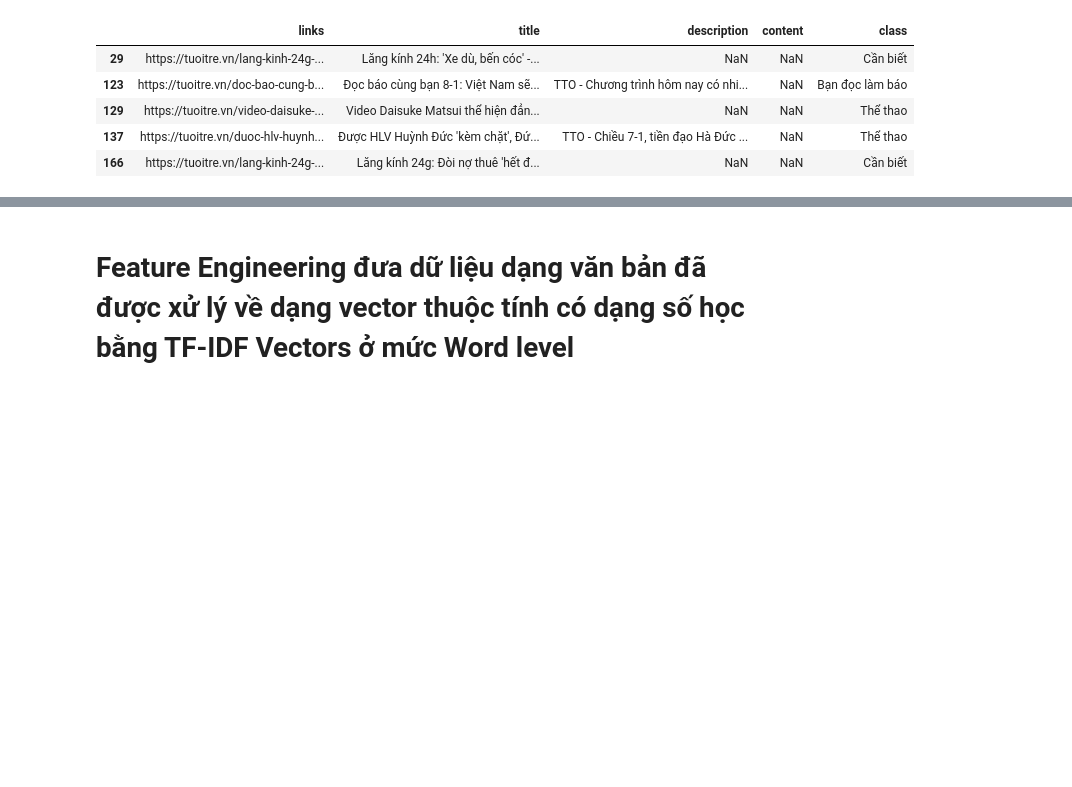
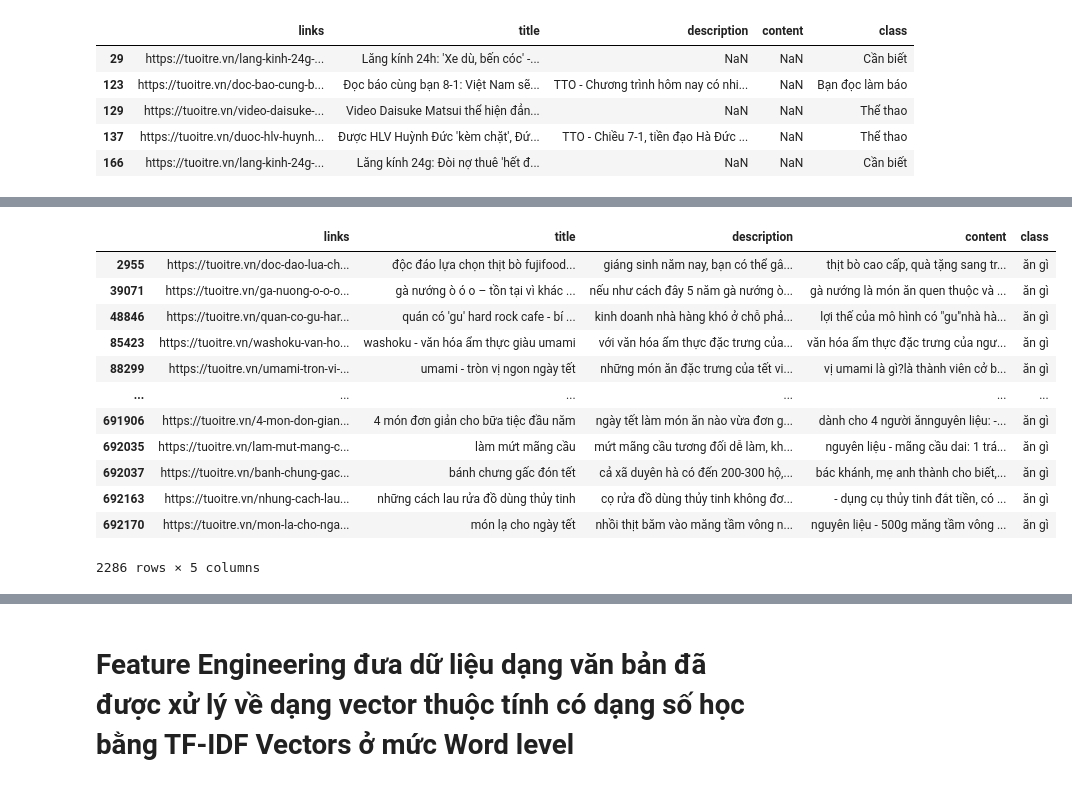
Before and after one commit to vlozg/DoAn_CuoiKy_DataScience, a Jupyter notebook: Final.ipynb, the cells around one changed output, grey strips where cells are left out. Drawn from its saved outputs; the diff is of its cells as text; code cells hidden in the pictures; blank space fills up the shorter version.

```diff
--- a/Final.ipynb
+++ b/Final.ipynb
@@ -539,0 +717,16 @@ for index in tqdm(range(total_files)):
+# %%
+data_df[data_df["class"] == "ăn gì"]
+# %% [output]
+|  | links | title | description | content | class |
+| 2955 | https://tuoitre.vn/doc-dao-lua-ch... | độc đáo lựa chọn thịt bò fujifood... | giáng sinh năm nay, bạn có thể gâ... | thịt bò cao cấp, quà tặng sang tr... | ăn gì |
+| 39071 | https://tuoitre.vn/ga-nuong-o-o-o... | gà nướng ò ó o – tồn tại vì khác ... | nếu như cách đây 5 năm gà nướng ò... | gà nướng là món ăn quen thuộc và ... | ăn gì |
+| 48846 | https://tuoitre.vn/quan-co-gu-har... | quán có 'gu' hard rock cafe - bí ... | kinh doanh nhà hàng khó ở chỗ phả... | lợi thế của mô hình có "gu"nhà hà... | ăn gì |
+| 85423 | https://tuoitre.vn/washoku-van-ho... | washoku - văn hóa ẩm thực giàu umami | với văn hóa ẩm thực đặc trưng của... | văn hóa ẩm thực đặc trưng của ngư... | ăn gì |
+| 88299 | https://tuoitre.vn/umami-tron-vi-... | umami - tròn vị ngon ngày tết | những món ăn đặc trưng của tết vi... | vị umami là gì?là thành viên cở b... | ăn gì |
+| ... | ... | ... | ... | ... | ... |
+| 691906 | https://tuoitre.vn/4-mon-don-gian... | 4 món đơn giản cho bữa tiệc đầu năm | ngày tết làm món ăn nào vừa đơn g... | dành cho 4 người ănnguyên liệu: -... | ăn gì |
+| 692035 | https://tuoitre.vn/lam-mut-mang-c... | làm mứt mãng cầu | mứt mãng cầu tương đối dễ làm, kh... | nguyên liệu - mãng cầu dai: 1 trá... | ăn gì |
+| 692037 | https://tuoitre.vn/banh-chung-gac... | bánh chưng gấc đón tết | cả xã duyên hà có đến 200-300 hộ,... | bác khánh, mẹ anh thành cho biết,... | ăn gì |
+| 692163 | https://tuoitre.vn/nhung-cach-lau... | những cách lau rửa đồ dùng thủy tinh | cọ rửa đồ dùng thủy tinh không đơ... | - dụng cụ thủy tinh đắt tiền, có ... | ăn gì |
+| 692170 | https://tuoitre.vn/mon-la-cho-nga... | món lạ cho ngày tết | nhồi thịt băm vào măng tầm vông n... | nguyên liệu - 500g măng tầm vông ... | ăn gì |
+2286 rows × 5 columns
```
Also changed, not shown: parts of 74 cells of this notebook.
